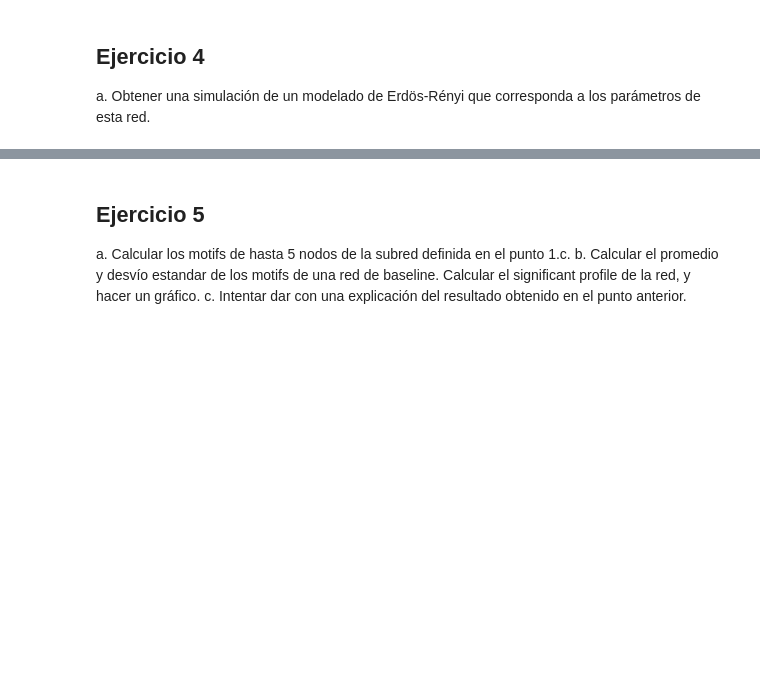
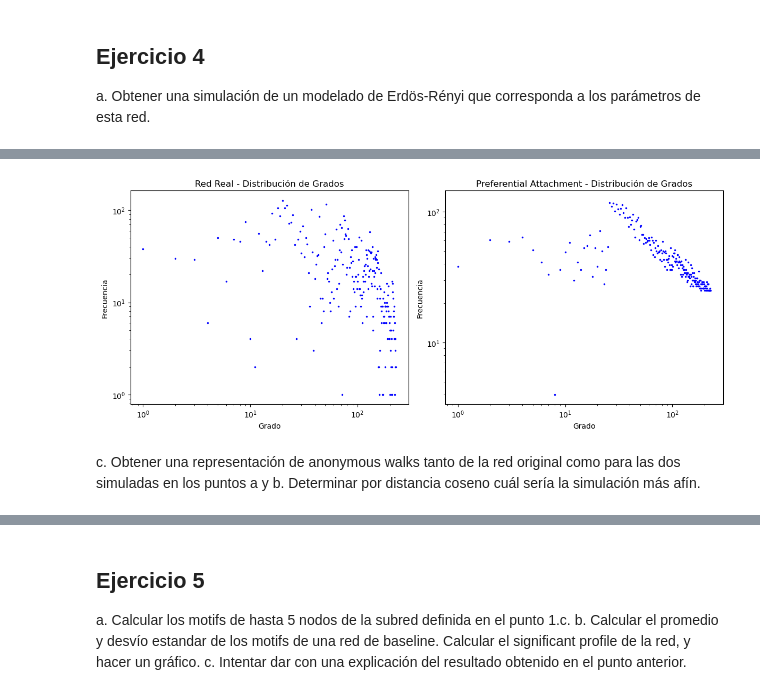
Before and after one commit to mateocapon/teoria-de-algoritmos2-tp1, a Jupyter notebook: TP1-104258.ipynb, the cells around one changed output, grey strips where cells are left out. Drawn from its saved outputs; the diff is of its cells as text; code cells hidden in the pictures; blank space fills up the shorter version.

Commit message:
empezando anon walks

```diff
--- a/TP1-104258.ipynb
+++ b/TP1-104258.ipynb
@@ -364,0 +376,23 @@ c. Obtener una representación de anonymous walks tanto de la red original como
+# %%
+degrees = [degree for node, degree in G.degree()]
+degrees_preferential_att = [degree for node, degree in G_preferential_att.degree()]
+
+plt.figure(figsize=(12, 5))
+plt.subplot(1, 2, 1)
+plt.loglog(degrees, 'b.', markersize=3)
+plt.title("Red Real - Distribución de Grados")
+plt.xlabel("Grado")
+plt.ylabel("Frecuencia")
+
+plt.subplot(1, 2, 2)
+plt.loglog(degrees_preferential_att, 'b.', markersize=3)
+plt.title("Preferential Attachment - Distribución de Grados")
+plt.xlabel("Grado")
+plt.ylabel("Frecuencia")
+
+plt.tight_layout()
+plt.show()
+# %% [output]
+[figure, added]
+# %% [markdown]
+c. Obtener una representación de anonymous walks tanto de la red original como para las dos simuladas en los puntos a y b. Determinar por distancia coseno cuál sería la simulación más afín.
```
Also changed, not shown: parts of 25 cells of this notebook.
